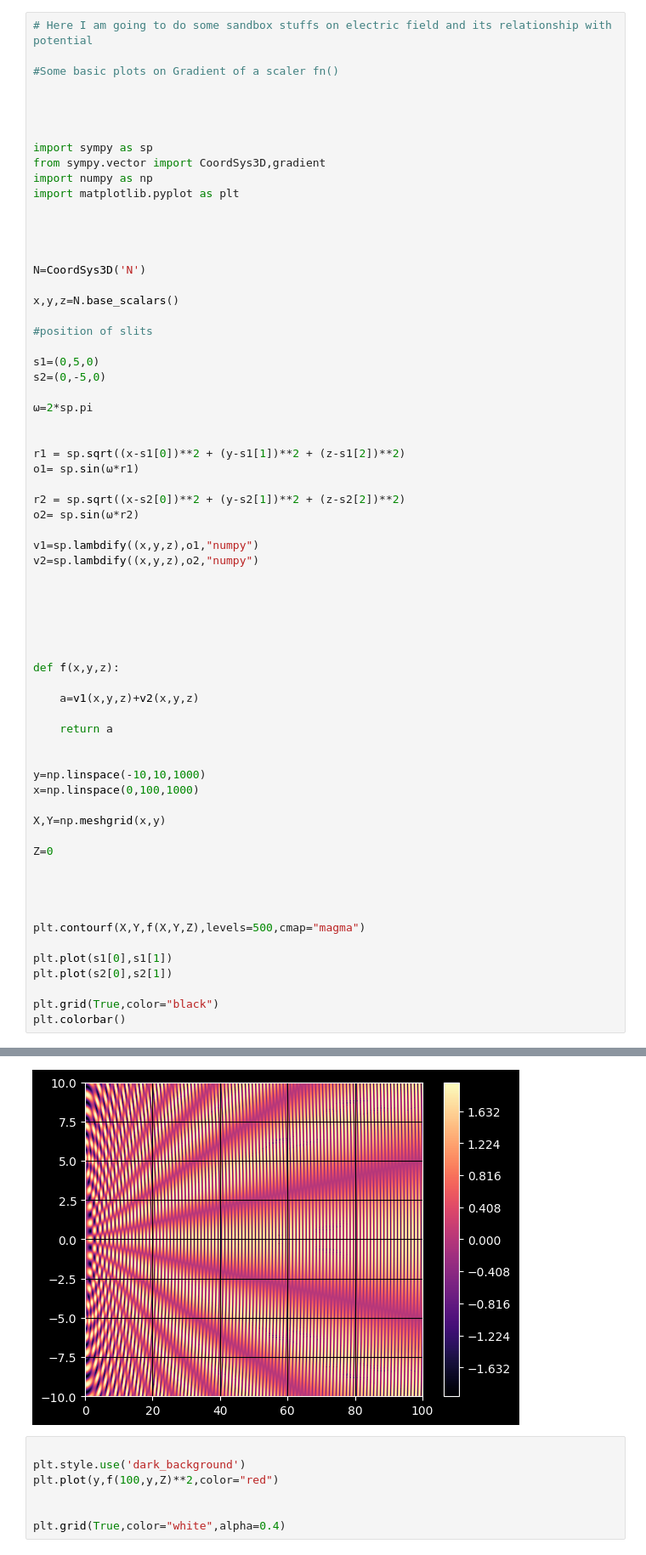
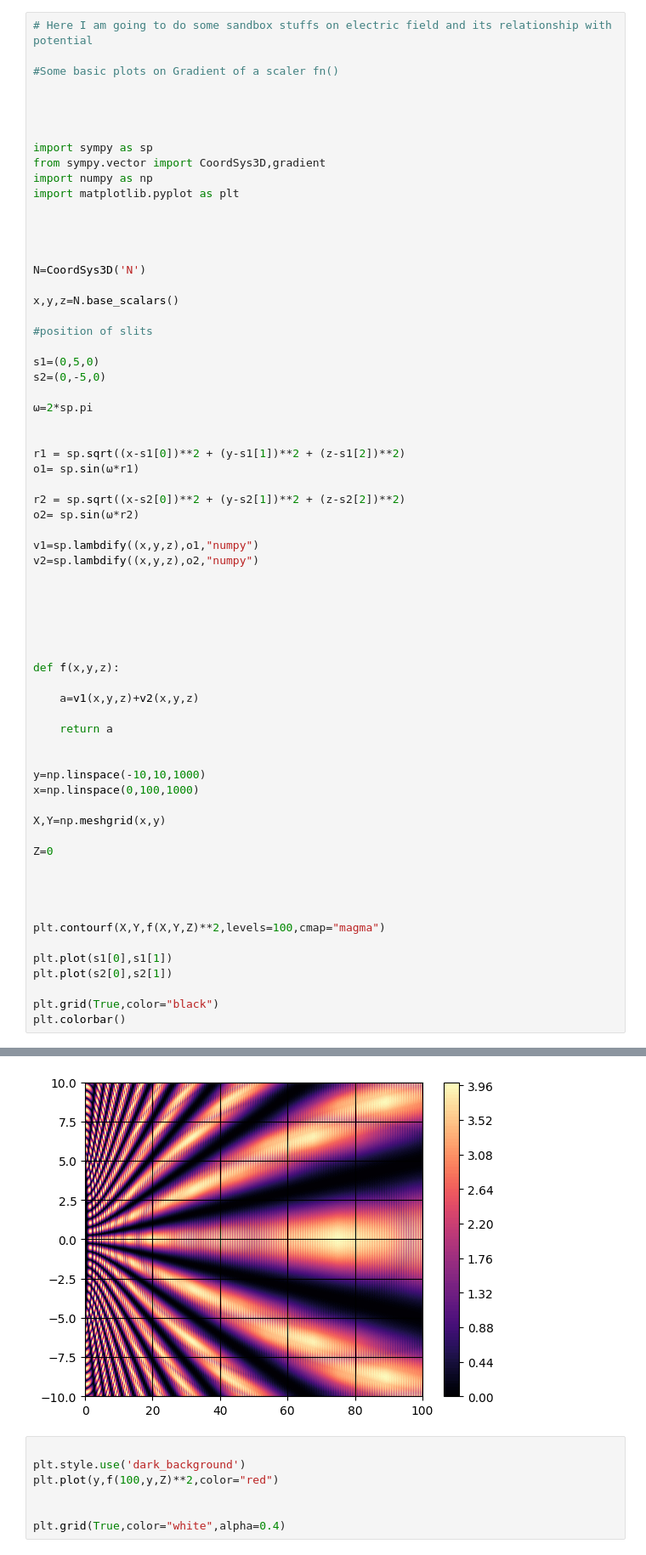
Before and after one commit to suparnajit6-glitch/Electro_Magnetism_Lab, a Jupyter notebook: EF.ipynb, the cells around one changed output, grey strips where cells are left out. Shown at 85% size. Saved outputs shown, nothing was run; the diff lists cells and outputs as text.

```diff
--- a/EF.ipynb
+++ b/EF.ipynb
@@ -122,35 +38,35 @@ v2=sp.lambdify((x,y,z),o2,"numpy")
 
 
 
 
 
 def f(x,y,z):
 
     a=v1(x,y,z)+v2(x,y,z)
 
     return a
 
 
 y=np.linspace(-10,10,1000)
 x=np.linspace(0,100,1000)
 
 X,Y=np.meshgrid(x,y)
 
 Z=0
 
 
 
 
-plt.contourf(X,Y,f(X,Y,Z),levels=500,cmap="magma")
+plt.contourf(X,Y,f(X,Y,Z)**2,levels=100,cmap="magma")
 
 plt.plot(s1[0],s1[1])
 plt.plot(s2[0],s2[1])
 
 plt.grid(True,color="black")
 plt.colorbar()
 # %% [output]
 <matplotlib.colorbar.Colorbar at 0x...>
-[figure, old version]
+[figure, new version]
 # %%
 
 plt.style.use('dark_background')
```
Also changed, not shown: parts of 2 cells of this notebook.
